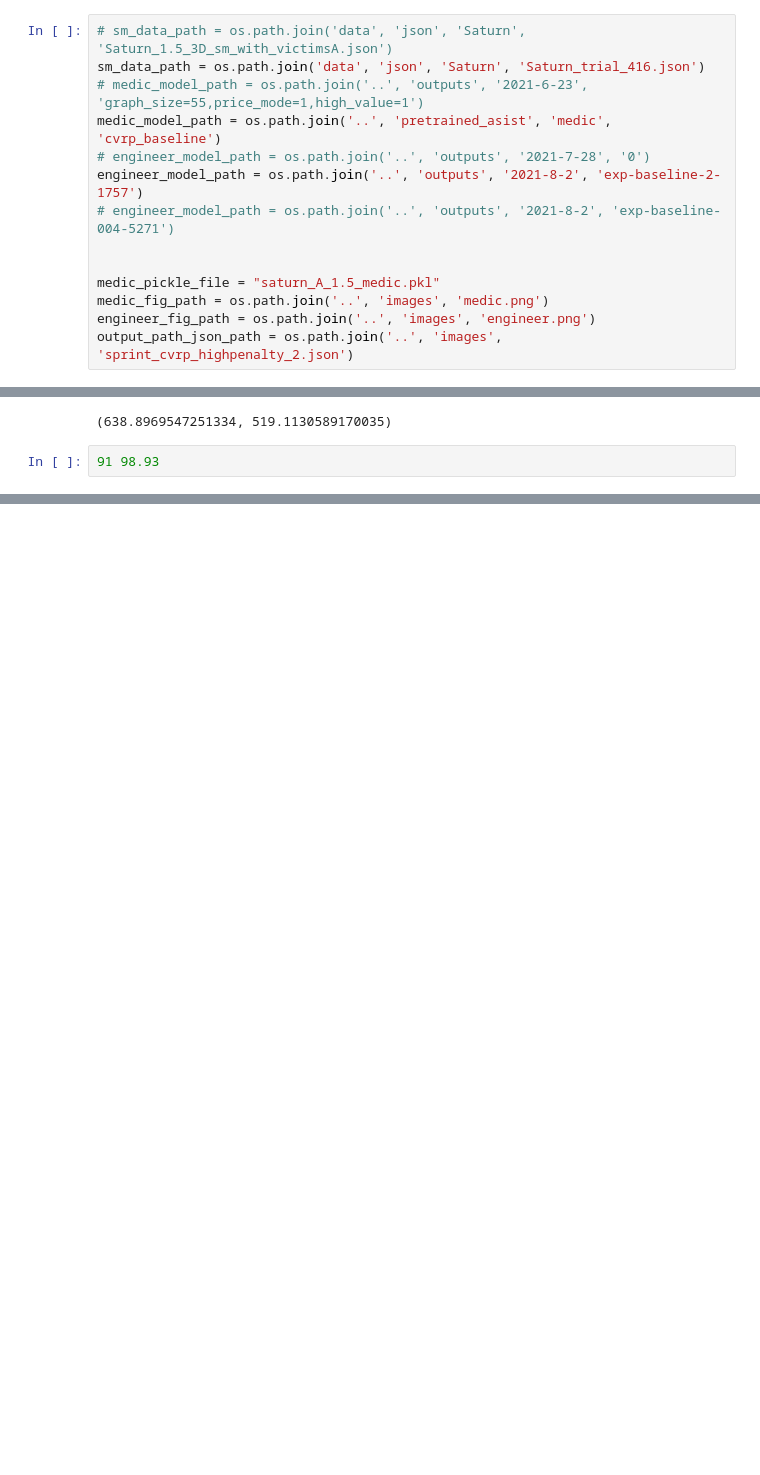
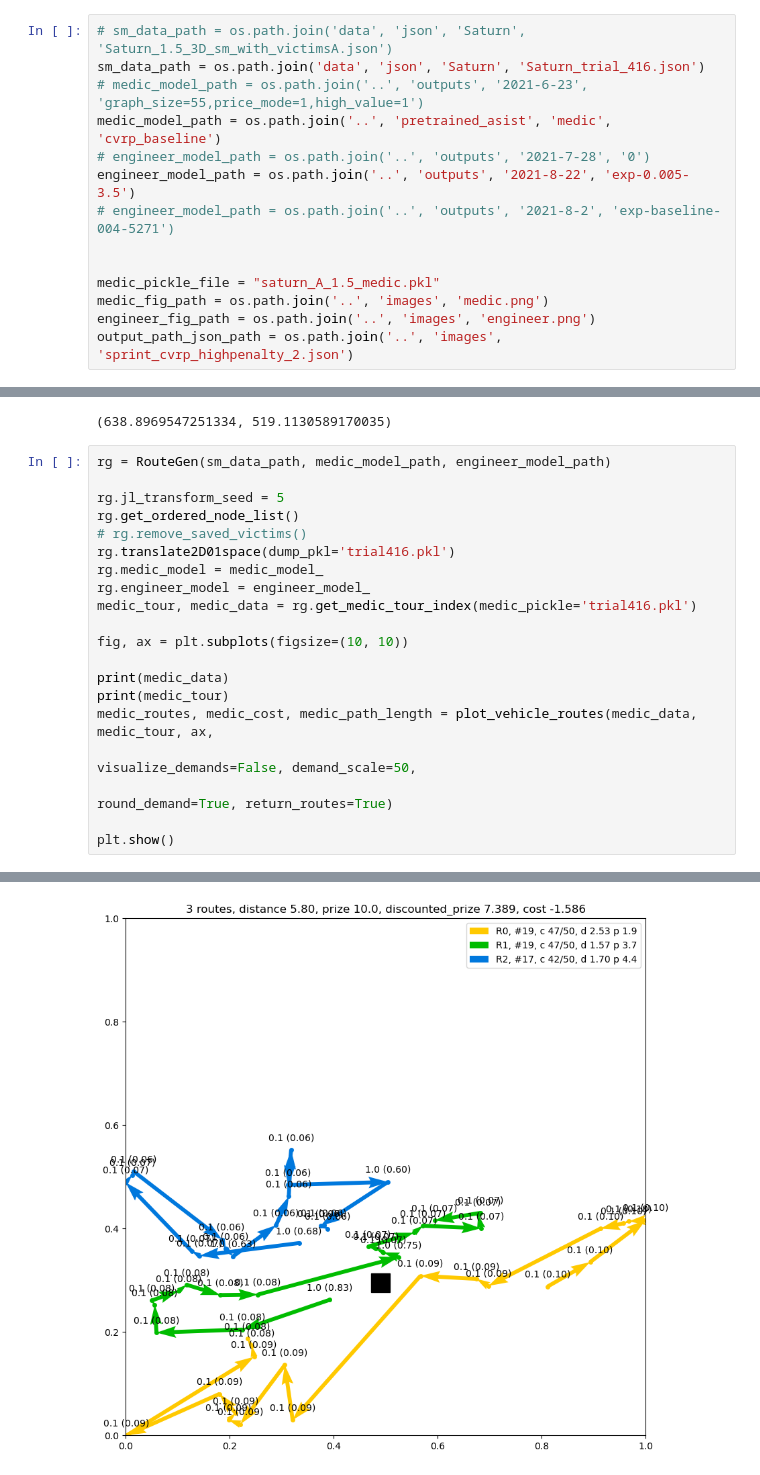
Before and after one commit to wangyz1999/Attention-ASIST, a Jupyter notebook: asist/routeGenerator.ipynb, the cells around one changed output, grey strips where cells are left out. Cells and saved outputs as stored; diff of their text form; blank space fills up the shorter version.

```diff
--- a/asist/routeGenerator.ipynb
+++ b/asist/routeGenerator.ipynb
@@ -29,7 +29,7 @@ sm_data_path = os.path.join('data', 'json', 'Saturn', 'Saturn_trial_416.json')
 # medic_model_path = os.path.join('..', 'outputs', '2021-6-23', 'graph_size=55,price_mode=1,high_value=1')
 medic_model_path = os.path.join('..', 'pretrained_asist', 'medic', 'cvrp_baseline')
 # engineer_model_path = os.path.join('..', 'outputs', '2021-7-28', '0')
-engineer_model_path = os.path.join('..', 'outputs', '2021-8-2', 'exp-baseline-2-1757')
+engineer_model_path = os.path.join('..', 'outputs', '2021-8-22', 'exp-0.005-3.5')
 # engineer_model_path = os.path.join('..', 'outputs', '2021-8-2', 'exp-baseline-004-5271')
 
 
@@ -1717,4 +1883,23 @@ rg.get_two_path_solution_distance(p1, p2)
 248.76370276444675 170.72883924781718 111.48842226378227
 (638.8969547251334, 519.1130589170035)
 # %%
-91 98.93
+rg = RouteGen(sm_data_path, medic_model_path, engineer_model_path)
+
+rg.jl_transform_seed = 5
+rg.get_ordered_node_list()
+# rg.remove_saved_victims()
+rg.translate2D01space(dump_pkl='trial416.pkl')
+rg.medic_model = medic_model_
+rg.engineer_model = engineer_model_
+medic_tour, medic_data = rg.get_medic_tour_index(medic_pickle='trial416.pkl')
+
+fig, ax = plt.subplots(figsize=(10, 10))
+
+print(medic_data)
+print(medic_tour)
+medic_routes, medic_cost, medic_path_length = plot_vehicle_routes(medic_data, medic_tour, ax,
+                                                                  visualize_demands=False, demand_scale=50,
+                                                                  round_demand=True, return_routes=True)
+
+plt.show()
+# %% [output]
@@ -1720,0 +1924 @@ rg.get_two_path_solution_distance(p1, p2)
+[figure, added]
```
Also changed, not shown: parts of 13 cells of this notebook, 5 other files.
